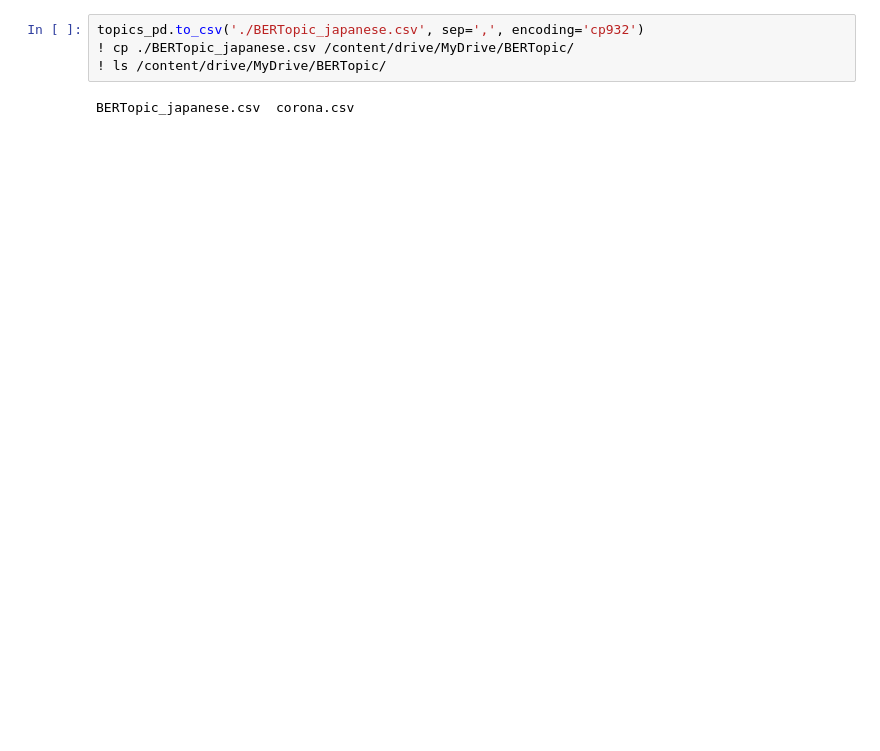
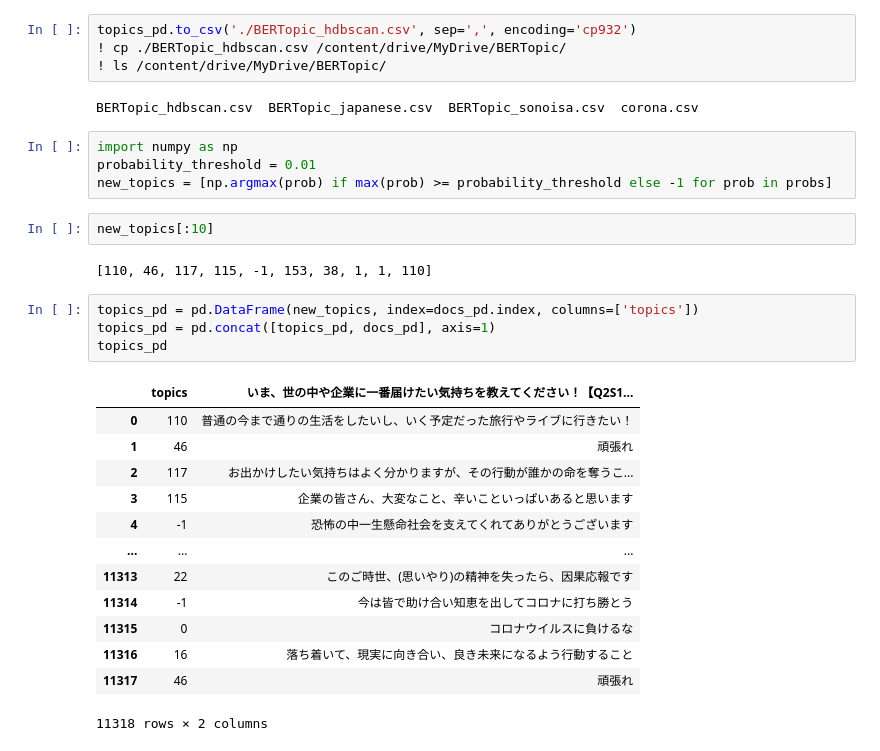
Before and after one commit to takky0330/NLP, a Jupyter notebook: BERTopic_hdbscan.ipynb, the cells around one changed output. Saved outputs shown, nothing was run; the diff lists cells and outputs as text; blank space fills up the shorter version.

```diff
--- a/BERTopic_hdbscan.ipynb
+++ b/BERTopic_hdbscan.ipynb
@@ -133,8 +130,34 @@ topic_model.visualize_barchart(top_n_topics=20)
 # %% [output]
 [interactive output not drawn]
 # %%
-topics_pd.to_csv('./BERTopic_japanese.csv', sep=',', encoding='cp932')
-! cp ./BERTopic_japanese.csv /content/drive/MyDrive/BERTopic/
+topics_pd.to_csv('./BERTopic_hdbscan.csv', sep=',', encoding='cp932')
+! cp ./BERTopic_hdbscan.csv /content/drive/MyDrive/BERTopic/
 ! ls /content/drive/MyDrive/BERTopic/
 # %% [output]
-BERTopic_japanese.csv  corona.csv
+BERTopic_hdbscan.csv  BERTopic_japanese.csv  BERTopic_sonoisa.csv  corona.csv
+# %%
+import numpy as np
+probability_threshold = 0.01
+new_topics = [np.argmax(prob) if max(prob) >= probability_threshold else -1 for prob in probs]
+# %%
+new_topics[:10]
+# %% [output]
+[110, 46, 117, 115, -1, 153, 38, 1, 1, 110]
+# %%
+topics_pd = pd.DataFrame(new_topics, index=docs_pd.index, columns=['topics'])
+topics_pd = pd.concat([topics_pd, docs_pd], axis=1)
+topics_pd
+# %% [output]
+|  | topics | いま、世の中や企業に一番届けたい気持ちを教えてください！【Q2S1... |
+| 0 | 110 | 普通の今まで通りの生活をしたいし、いく予定だった旅行やライブに行きたい！ |
+| 1 | 46 | 頑張れ |
+| 2 | 117 | お出かけしたい気持ちはよく分かりますが、その行動が誰かの命を奪うこ... |
+| 3 | 115 | 企業の皆さん、大変なこと、辛いこといっぱいあると思います |
+| 4 | -1 | 恐怖の中一生懸命社会を支えてくれてありがとうございます |
+| ... | ... | ... |
+| 11313 | 22 | このご時世、(思いやり)の精神を失ったら、因果応報です |
+| 11314 | -1 | 今は皆で助け合い知恵を出してコロナに打ち勝とう |
+| 11315 | 0 | コロナウイルスに負けるな |
+| 11316 | 16 | 落ち着いて、現実に向き合い、良き未来になるよう行動すること |
+| 11317 | 46 | 頑張れ |
+11318 rows × 2 columns
```
Also changed, not shown: parts of 15 cells of this notebook.
